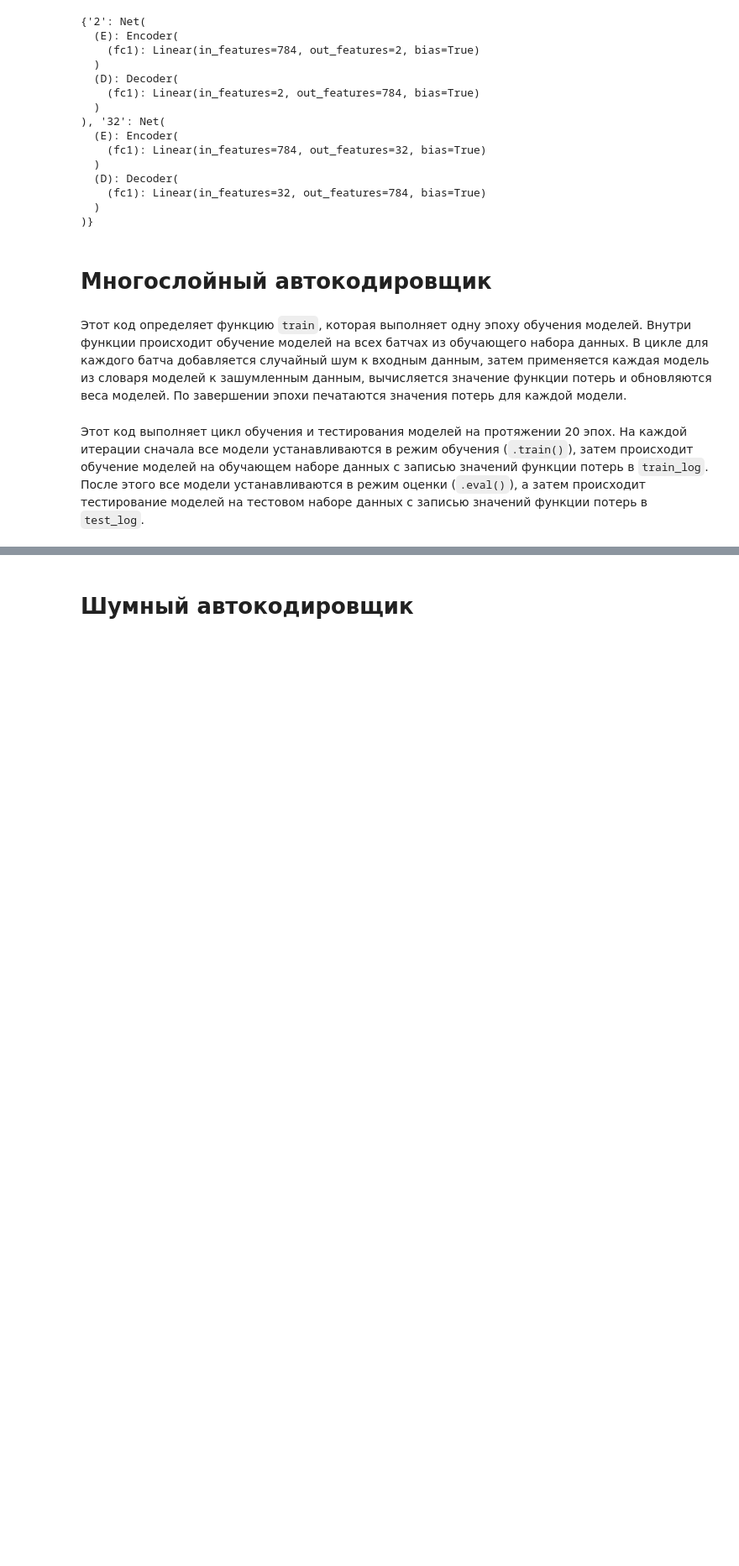
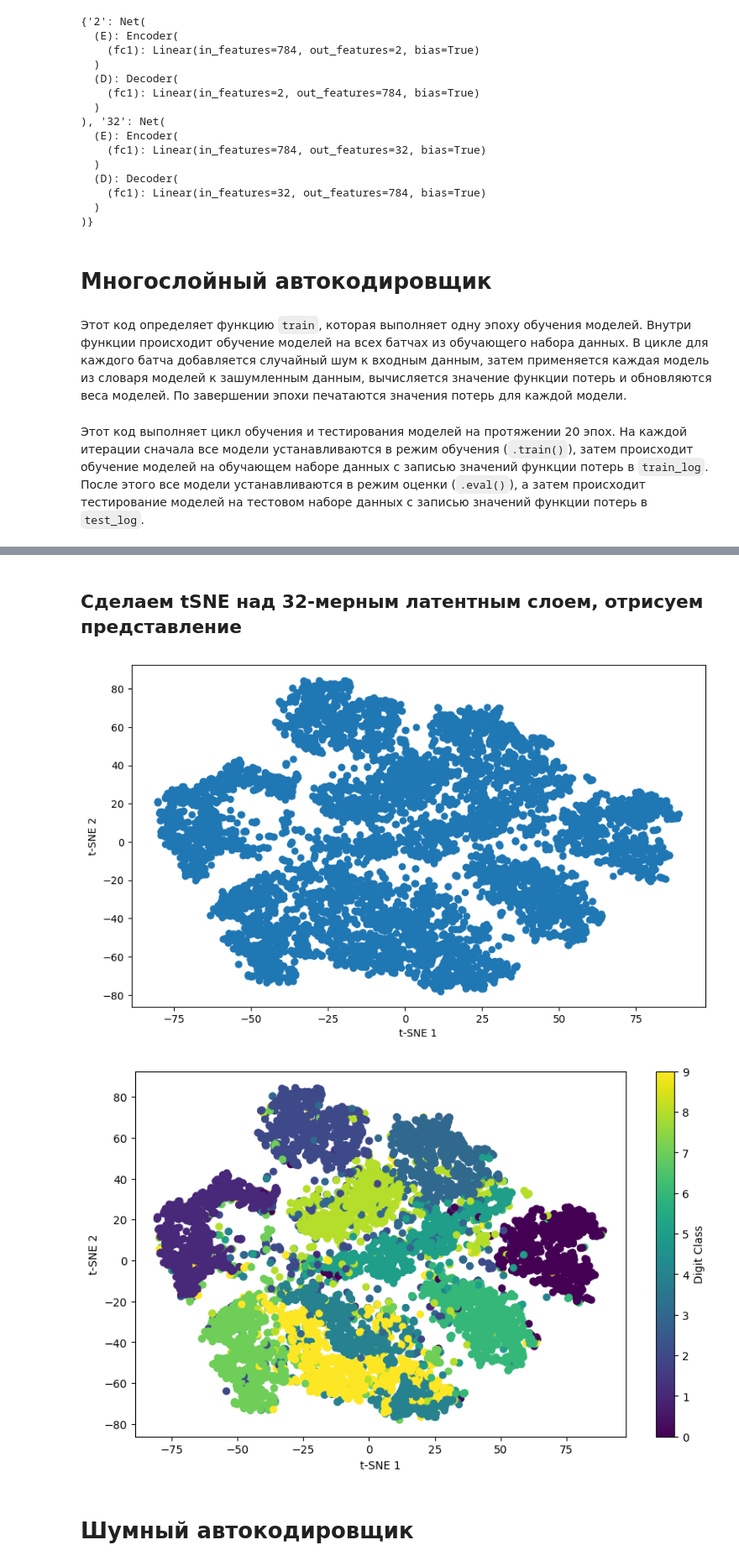
Before and after one commit to evgenykol/otus_cv, a Jupyter notebook: hw_29/hw_29_ae.ipynb, the cells around one changed output, grey strips where cells are left out. Shown at 84% size. Saved outputs shown, nothing was run; the diff lists cells and outputs as text; code cells hidden in the pictures; blank space fills up the shorter version.

Commit message:
hw_29 - tsne

```diff
--- a/hw_29/hw_29_ae.ipynb
+++ b/hw_29/hw_29_ae.ipynb
@@ -413,2 +429,36 @@ plot_mnist(to_plot, (5, 10))
+# %% [markdown]
+## Cделаем tSNE над 32-мерным латентным слоем, отрисуем представление
+# %%
+from sklearn.manifold import TSNE
+
+# Extract features using the trained autoencoder
+with torch.no_grad():
+   features = []
+   for i,(data, _) in enumerate(test_loader):
+       data = data.to(device)
+       encoded = models['32'](data)
+       features.append(encoded.view(encoded.size(0), -1).cpu().numpy())
+features = np.concatenate(features, axis=0)
+
+# Apply TSNE for dimensionality reduction
+tsne = TSNE(n_components=2, perplexity=30, learning_rate=200, init='pca')
+tsne_features = tsne.fit_transform(features)
+
+# Plot the TSNE results without label
+plt.figure(figsize=(10, 6))
+plt.scatter(tsne_features[:, 0], tsne_features[:, 1])
+plt.xlabel('t-SNE 1')
+plt.ylabel('t-SNE 2')
+
+# Plot the TSNE results with label
+plt.figure(figsize=(10, 6))
+plt.scatter(tsne_features[:, 0], tsne_features[:, 1], c=test_dataset.targets, cmap='viridis')
+plt.xlabel('t-SNE 1')
+plt.ylabel('t-SNE 2')
+plt.colorbar(label='Digit Class')
+plt.show()
+# %% [output]
+[figure, added]
+[figure, added]
 # %% [markdown]
 # Шумный автокодировщик
```
Also changed, not shown: parts of 14 cells of this notebook.
